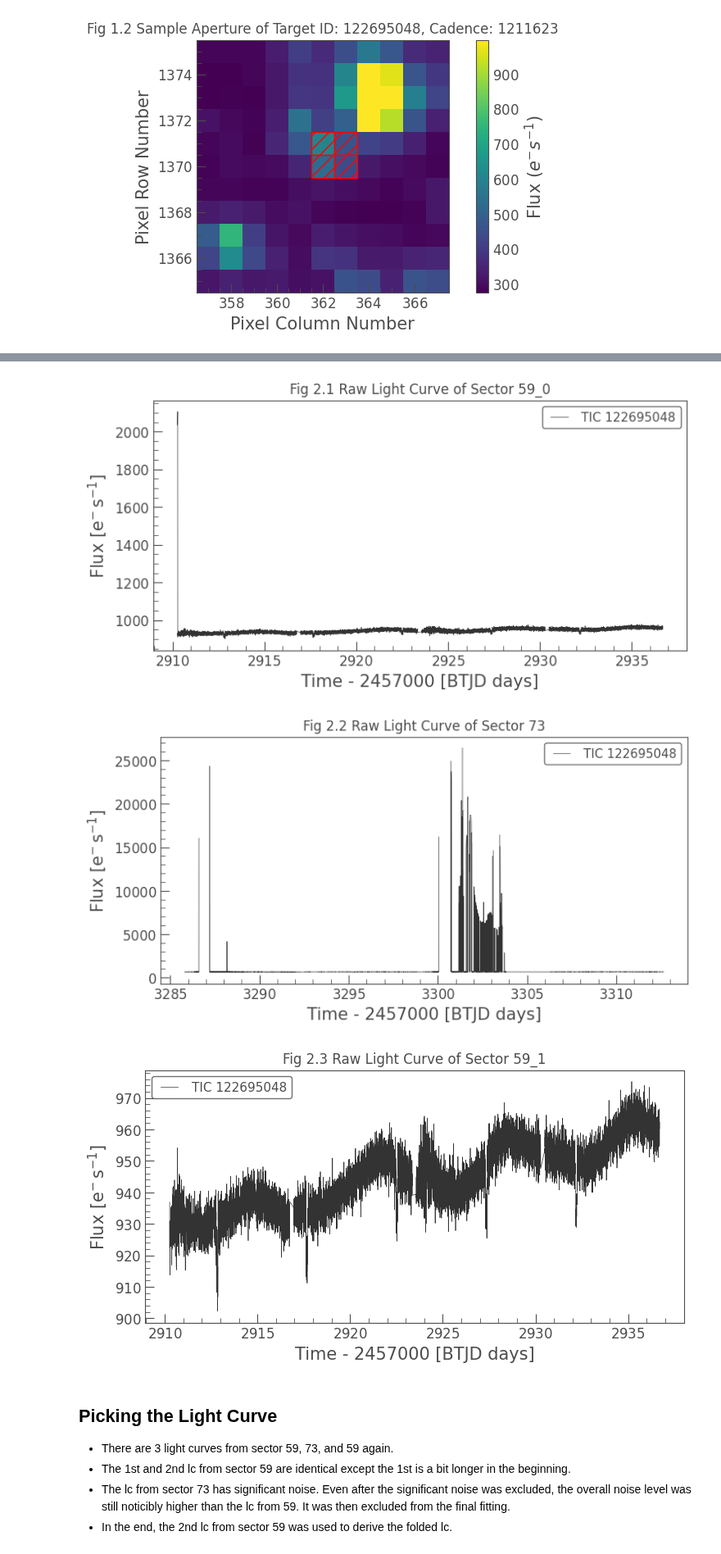
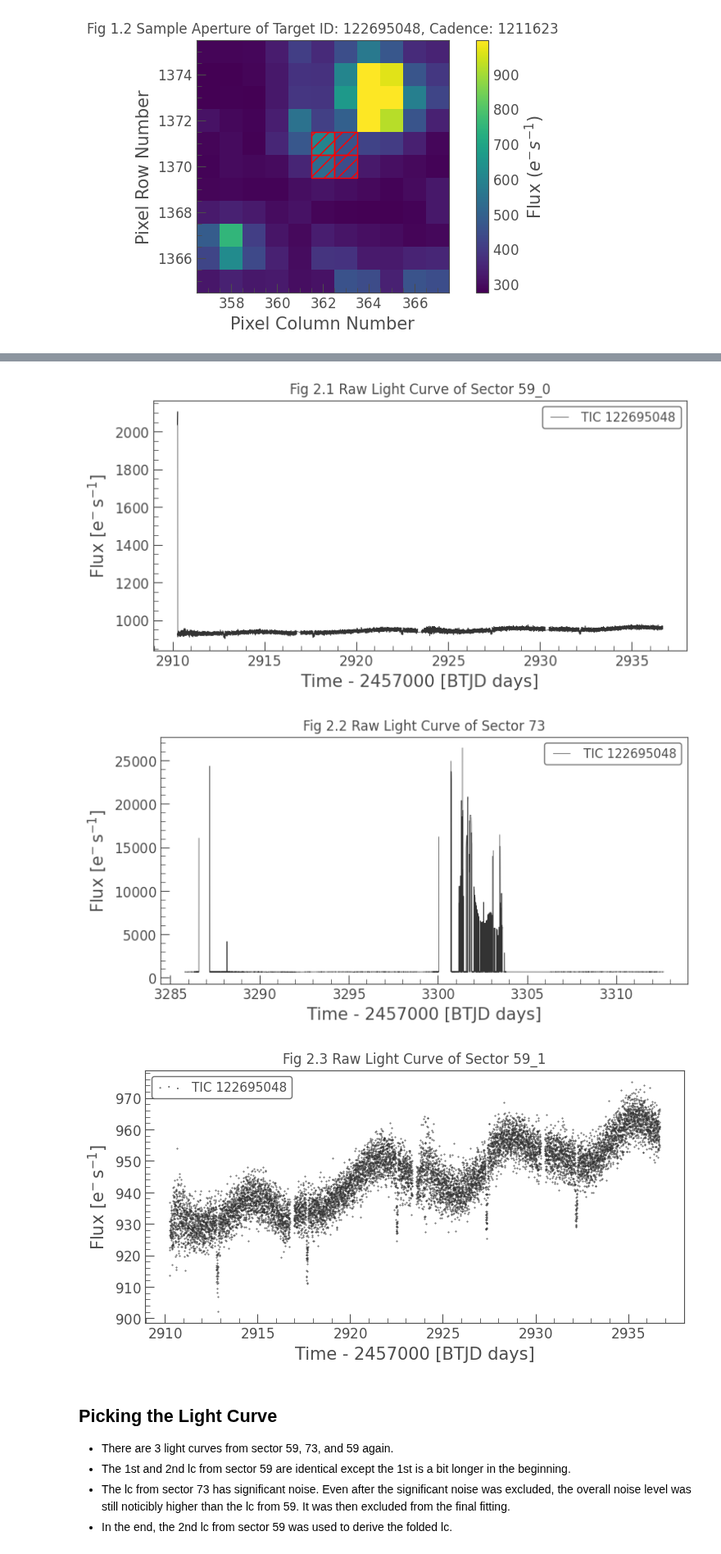
Before and after one commit to sophia268238/astronomy_ml, a Jupyter notebook: notebooks/TOI_3726.ipynb, the cells around one changed output, grey strips where cells are left out. Shown at 82% size. Saved outputs shown, nothing was run; the diff lists cells and outputs as text; code cells hidden in the pictures.

```diff
--- a/notebooks/TOI_3726.ipynb
+++ b/notebooks/TOI_3726.ipynb
@@ -57,15 +62,15 @@ lc2 = t2.to_lightcurve(aperture_mask='pipeline');
 # %%
 lc0.plot()
 plt.title("Fig 2.1 Raw Light Curve of Sector 59_0")
 lc1.plot()
 plt.title("Fig 2.2 Raw Light Curve of Sector 73")
-lc2.plot()
+lc2.scatter(s=0.6)
 plt.title("Fig 2.3 Raw Light Curve of Sector 59_1")
 # %% [output]
 Text(0.5, 1.0, 'Fig 2.3 Raw Light Curve of Sector 59_1')
 [figure]
 [figure]
-[figure, old version]
+[figure, new version]
 # %% [markdown]
 ## Picking the Light Curve
 - There are 3 light curves from sector 59, 73, and 59 again.
```
Also changed, not shown: parts of 3 cells of this notebook.
